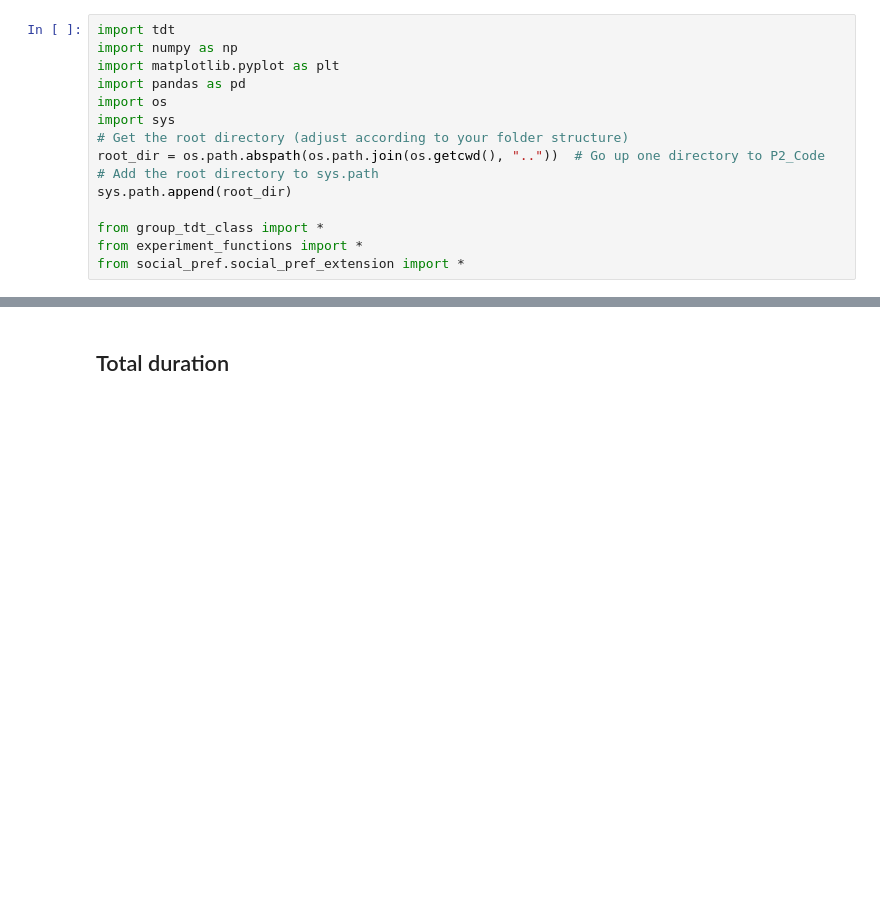
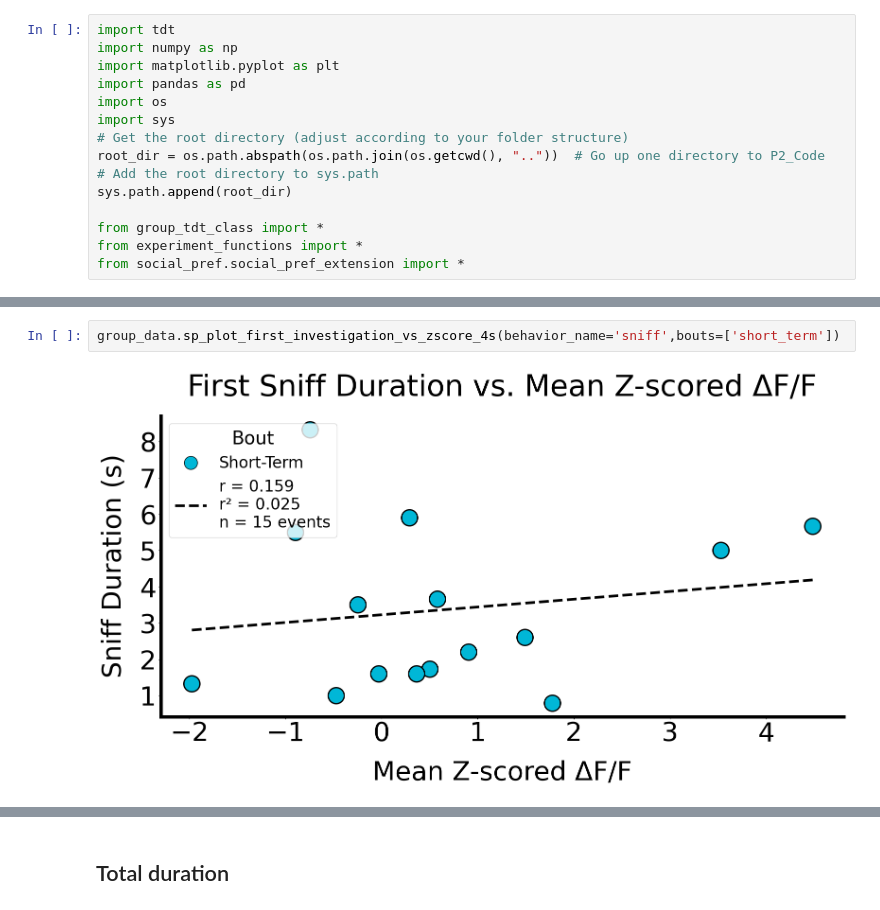
Before and after one commit to AlbertLeei/PCLAB_Photometry, a Jupyter notebook: P2_Code/social_pref/social_pref_analysis.ipynb, the cells around one changed output, grey strips where cells are left out. Drawn from its saved outputs; the diff is of its cells as text; blank space fills up the shorter version.

```diff
--- a/P2_Code/social_pref/social_pref_analysis.ipynb
+++ b/P2_Code/social_pref/social_pref_analysis.ipynb
@@ -75,0 +81,4 @@ KeyError: 'nothing'
+# %%
+group_data.sp_plot_first_investigation_vs_zscore_4s(behavior_name='sniff',bouts=['short_term'])
+# %% [output]
+[figure, added]
```
Also changed, not shown: parts of 10 cells of this notebook, 19 other files.
